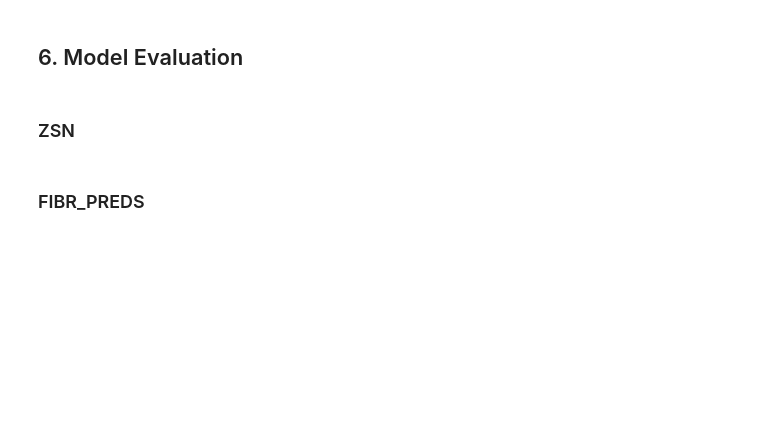
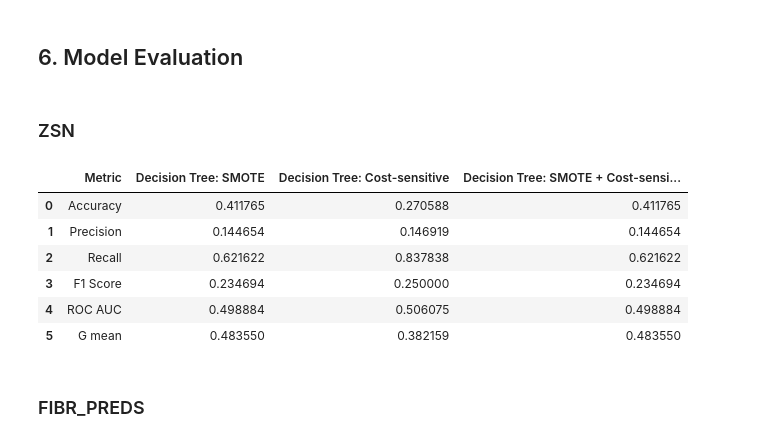
Before and after one commit to danghaidang04/Myocardial_Infraction_Complications_Analysis, a Jupyter notebook: main.ipynb, the cells around one changed output. Cells and saved outputs as stored; diff of their text form; code cells hidden in the pictures; blank space fills up the shorter version.

```diff
--- a/main.ipynb
+++ b/main.ipynb
@@ -758,5 +760,68 @@ results_otek_lanc
 ## 6. Model Evaluation
 # %% [markdown]
 ### ZSN
+# %%
+# Decision Tree: SMOTE
+zsn_dict = {}
+
+pipeline = Pipeline(steps=[
+    ('smote', SMOTE(random_state=0, sampling_strategy=0.5)),
+    ('model', DecisionTreeClassifier(random_state=0, class_weight='balanced', max_depth=5, min_samples_split=10))
+])
+pipeline.fit(X_train[0], y_train[0])
+y_pred = pipeline.predict(X_test[0])
+zsn_dict["Decision Tree: SMOTE"] = [accuracy_score(y_test[0], y_pred),
+                                    precision_score(y_test[0], y_pred),
+                                    recall_score(y_test[0], y_pred),
+                                    f1_score(y_test[0], y_pred),
+                                    roc_auc_score(y_test[0], y_pred),
+                                    geometric_mean_score(y_test[0], y_pred)
+                                    ]
+
+# Decision Tree: Cost-sensitive
+pipeline = Pipeline(steps=[
+    ('model', DecisionTreeClassifier(random_state=0, class_weight={0: 1, 1: 3.314720812182741}, max_depth=5, min_samples_split=10))
+])
+pipeline.fit(X_train[0], y_train[0])
+y_pred = pipeline.predict(X_test[0])
+zsn_dict["Decision Tree: Cost-sensitive"] = [accuracy_score(y_test[0], y_pred),
+                                    precision_score(y_test[0], y_pred),
+                                    recall_score(y_test[0], y_pred),
+                                    f1_score(y_test[0], y_pred),
+                                    roc_auc_score(y_test[0], y_pred),
+                                    geometric_mean_score(y_test[0], y_pred)
+                                    ]
+
+# Decision Tree: SMOTE + Cost-sensitive
+pipeline = Pipeline(steps=[
+    ('smote', SMOTE(random_state=0, sampling_strategy=0.5)),
+    ('model', DecisionTreeClassifier(random_state=0, class_weight={0: 1, 1: 2.0}, max_depth=5, min_samples_split=5))
+])
+pipeline.fit(X_train[0], y_train[0])
+y_pred = pipeline.predict(X_test[0])
+zsn_dict["Decision Tree: SMOTE + Cost-sensitive"] = [accuracy_score(y_test[0], y_pred),
+                                    precision_score(y_test[0], y_pred),
+                                    recall_score(y_test[0], y_pred),
+                                    f1_score(y_test[0], y_pred),
+                                    roc_auc_score(y_test[0], y_pred),
+                                    geometric_mean_score(y_test[0], y_pred)
+                                    ]
+
+eval_zsn = {"Metric": ["Accuracy", "Precision", "Recall", "F1 Score", "ROC AUC", "G mean"],
+            "Decision Tree: SMOTE": zsn_dict["Decision Tree: SMOTE"],
+            "Decision Tree: Cost-sensitive": zsn_dict["Decision Tree: Cost-sensitive"],
+            "Decision Tree: SMOTE + Cost-sensitive": zsn_dict["Decision Tree: SMOTE + Cost-sensitive"]
+            }
+eval_zsn = pd.DataFrame(eval_zsn)
+
+eval_zsn
+# %% [output]
+|  | Metric | Decision Tree: SMOTE | Decision Tree: Cost-sensitive | Decision Tree: SMOTE + Cost-sensi... |
+| 0 | Accuracy | 0.411765 | 0.270588 | 0.411765 |
+| 1 | Precision | 0.144654 | 0.146919 | 0.144654 |
+| 2 | Recall | 0.621622 | 0.837838 | 0.621622 |
+| 3 | F1 Score | 0.234694 | 0.250000 | 0.234694 |
+| 4 | ROC AUC | 0.498884 | 0.506075 | 0.498884 |
+| 5 | G mean | 0.483550 | 0.382159 | 0.483550 |
 # %% [markdown]
 ### FIBR_PREDS
```
Also changed, not shown: parts of 7 cells of this notebook.
